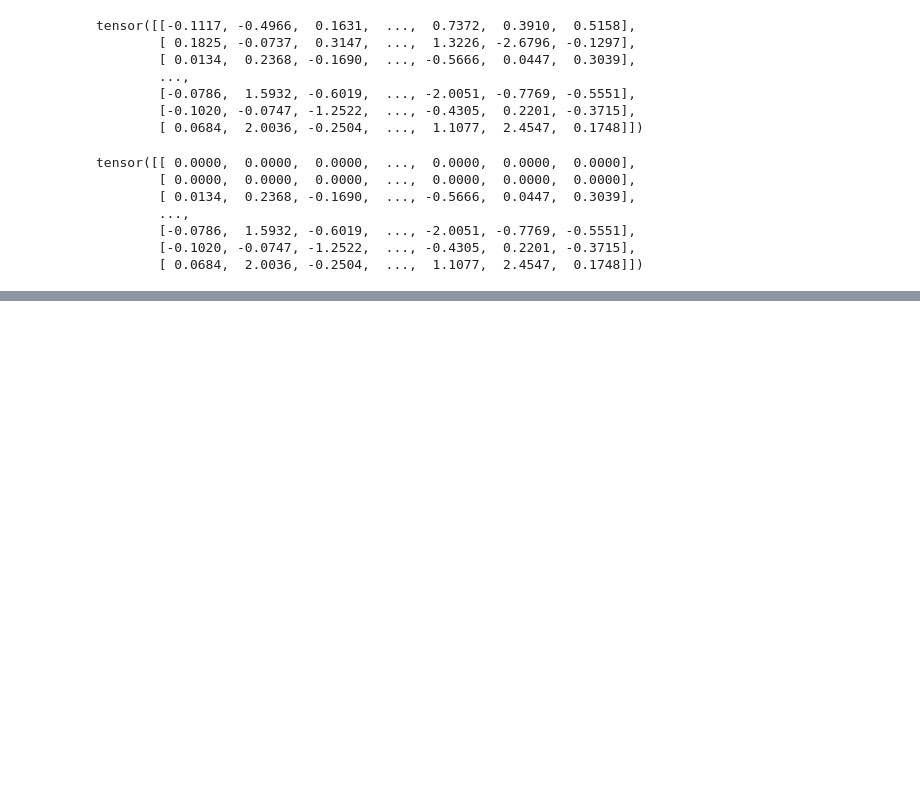
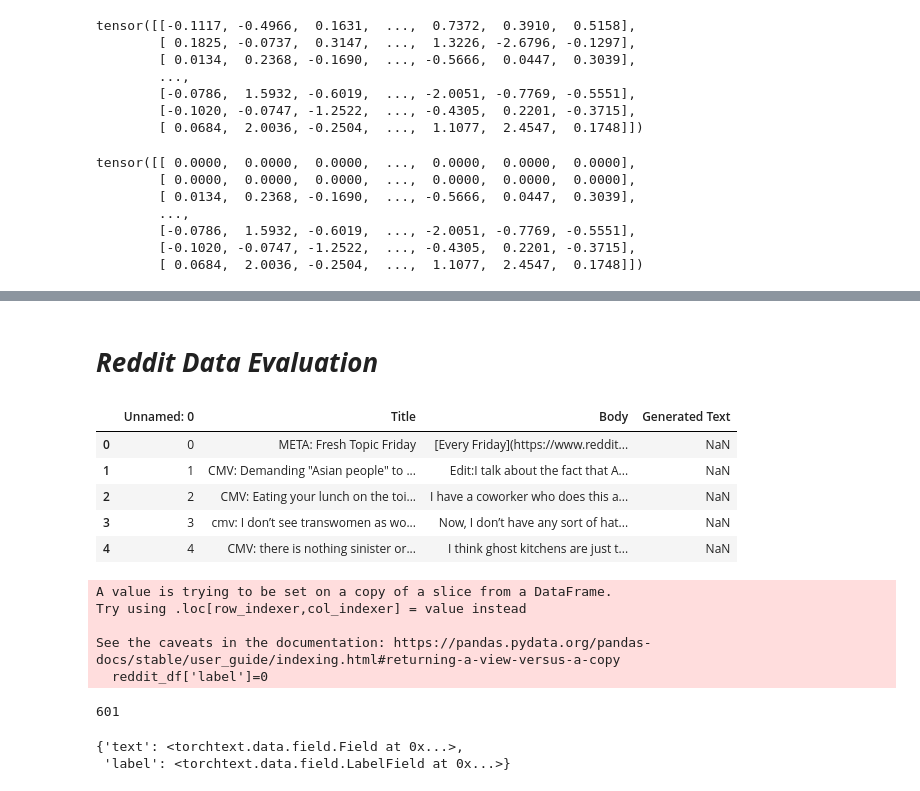
Before and after one commit to ganeshred/NLPAuthorshipAttributionNLM, a Jupyter notebook: StackedCNN+RNN_task2.ipynb, the cells around one changed output, grey strips where cells are left out. Drawn from its saved outputs; the diff is of its cells as text; code cells hidden in the pictures; blank space fills up the shorter version.

```diff
--- a/StackedCNN+RNN_task2.ipynb
+++ b/StackedCNN+RNN_task2.ipynb
@@ -432,0 +451,13 @@ plt.plot(valid_accs)
+# %% [markdown]
+# ***Reddit Data Evaluation***
+# %%
+reddit_df = pd.read_csv('/content/gdrive/MyDrive/NLP/reddit_data.csv')
+# %%
+reddit_df.head()
+# %% [output]
+|  | Unnamed: 0 | Title | Body | Generated Text |
+| 0 | 0 | META: Fresh Topic Friday | [Every Friday](https://www.reddit... | NaN |
+| 1 | 1 | CMV: Demanding "Asian people" to ... | Edit:I talk about the fact that A... | NaN |
+| 2 | 2 | CMV: Eating your lunch on the toi... | I have a coworker who does this a... | NaN |
+| 3 | 3 | cmv: I don’t see transwomen as wo... | Now, I don’t have any sort of hat... | NaN |
+| 4 | 4 | CMV: there is nothing sinister or... | I think ghost kitchens are just t... | NaN |
@@ -432,0 +466,12 @@ plt.plot(valid_accs)
+# %%
+reddit_df['label']=0
+# %% [output]
+A value is trying to be set on a copy of a slice from a DataFrame.
+Try using .loc[row_indexer,col_indexer] = value instead
+
+See the caveats in the documentation: https://pandas.pydata.org/pandas-docs/stable/user_guide/indexing.html#returning-a-view-versus-a-copy
+  reddit_df['label']=0
+# %%
+len(reddit_df)
+# %% [output]
+601
@@ -432,0 +480,5 @@ plt.plot(valid_accs)
+# %%
+dataset.fields
+# %% [output]
+{'text': <torchtext.data.field.Field at 0x...>,
+ 'label': <torchtext.data.field.LabelField at 0x...>}
```
Also changed, not shown: parts of 18 cells of this notebook.
